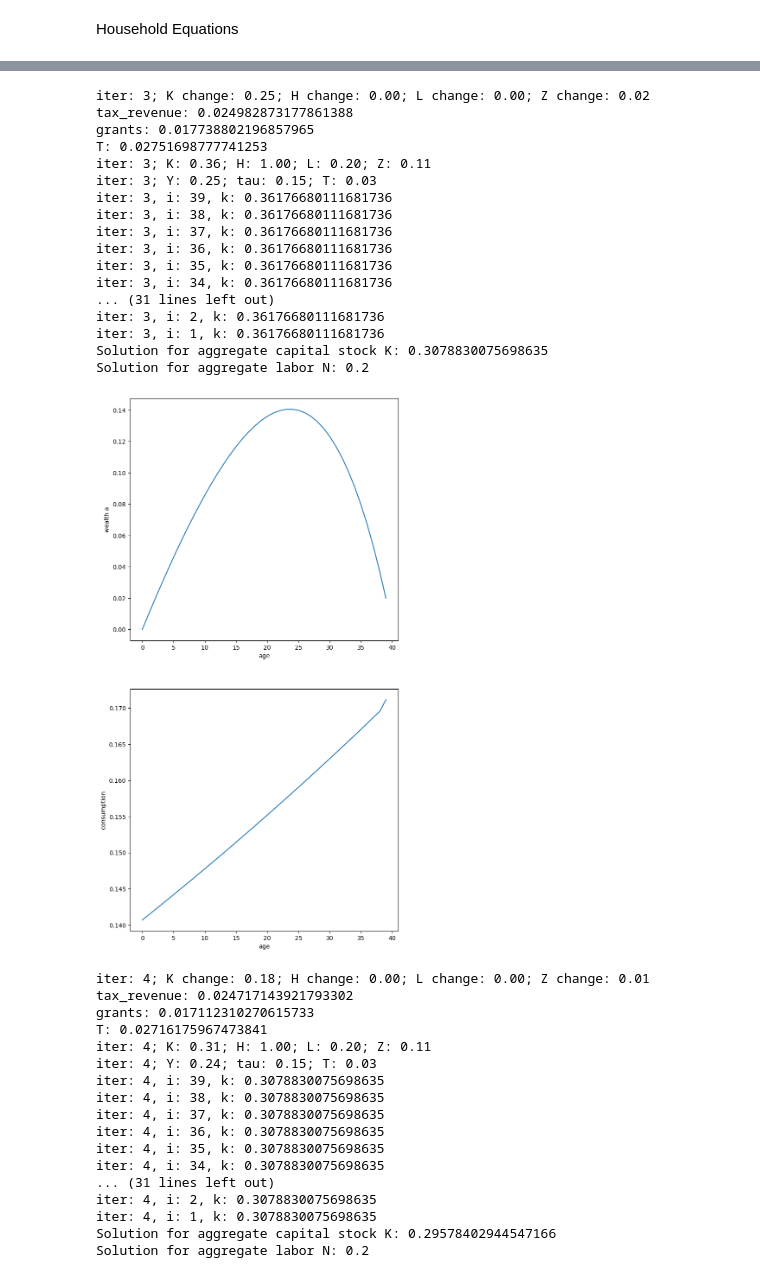
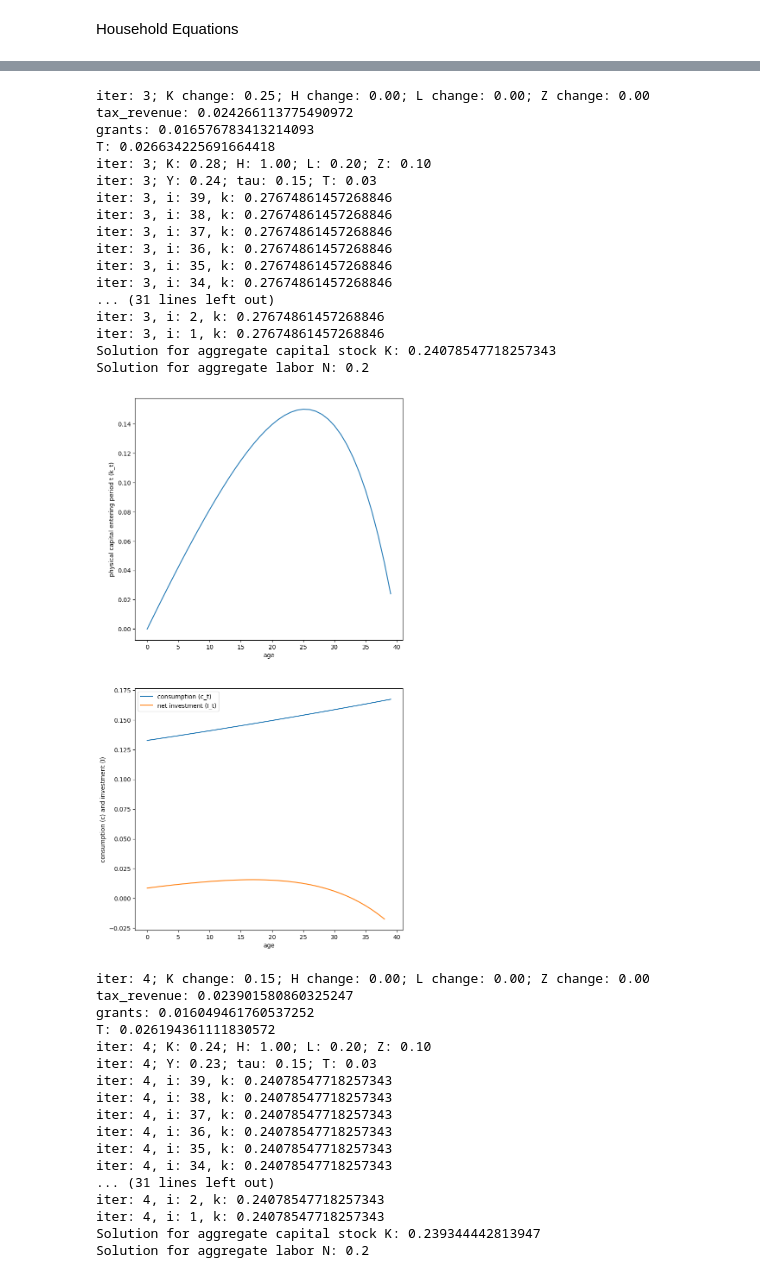
Before and after one commit to mpham8/macro-debtrelief-humancapital, a Jupyter notebook: hc-olg-model/ss_run2.ipynb, the cells around one changed output, grey strips where cells are left out. Cells and saved outputs as stored; diff of their text form; code cells hidden in the pictures.

```diff
--- a/hc-olg-model/ss_run2.ipynb
+++ b/hc-olg-model/ss_run2.ipynb
@@ -23,7 +23,7 @@ exp = np.e
 log = math.log
 # %%
 # Parameters - households and firms
-beta = 0.96  # discount factor
+beta = 0.935  # discount factor
 eta = 2.0    # coefficient of relative risk aversion
 gamma = 0.5  # disutility from working
 alpha = 0.33 # capital share in production
@@ -40,7 +40,7 @@ neg = -1e10
 tau = 0.15
 Ie_gdp = 0.03 # public education investment as percent of GDP
 Iz_gdp = 0.06 # public infrastructure investment as percent of GDP percent of GDP
-sigma_bar = 0.2  # public investment inefficiency
+sigma_bar = 0.3  # public investment inefficiency
 G_gdp = 0.07      # grants (as a fraction of GDP)
 psi = 0.1   # public infrastructure elasticity
 # nu = 0.6     # debt-to-GDP ratio limit
@@ -66,7 +66,7 @@ na = 200  # number of points in capital grid
 # Zmax = 10
 
 k_start = 0
-k_min, k_max = 0, 10
+k_min, k_max = 0, 2
 k_grid =  np.linspace(k_min, k_max, na)   # asset grid
 k_eps = (k_grid[1]-k_grid[0])/na    #  test for corner solution
 phi = 0.8           # updating of the aggregate capital stock K in outer loop
@@ -404,6 +404,7 @@ while iteration < max_iters - 1 and K_diff > tolerance:
   l_gen = np.zeros(periods)
   c_gen = np.zeros(periods)
   h_gen = np.zeros(periods)
+  i_gen = np.zeros(periods)
 
   k_gen[0] = k_start
 
@@ -417,6 +418,8 @@ while iteration < max_iters - 1 and K_diff > tolerance:
     # r = interest_rate(K_prev = k_gen[q], H = H_bar, L = L_bar)
     # T = transfer(K_prev = k_gen[q], H = H_bar, L = L_bar, G = grants, tau = tau, w = w, r = r)
     c_gen[q] = consumption(k_prev=k_gen[q], k=k_gen[q+1], h=h, l=l, w=w, r=r, tau=tau, T=T)
+
+    i_gen[q] = -c_gen[q] + (1-tau)*w*h*l + (r+delta)*k_gen[q] - tau*(r+delta)*max(k_gen[q], 0) + T
 
   K_new = np.mean(k_gen) #could do check for each gen same instead of mean
 
@@ -432,11 +435,13 @@ while iteration < max_iters - 1 and K_diff > tolerance:
 
   fig, axes = plt.subplots(2, 1, figsize=(8, 16))
   axes[0].set_xlabel('age')
-  axes[0].set_ylabel('wealth a')
+  axes[0].set_ylabel('physical capital entering period t (k_t)')
   axes[0].plot(k_gen)
   axes[1].set_xlabel('age')
-  axes[1].set_ylabel('consumption')
-  axes[1].plot(c_gen)
+  axes[1].set_ylabel('consumption (c) and investment (I)')
+  axes[1].plot(c_gen, label='consumption (c_t)')
+  axes[1].plot(i_gen[:-1], label='net investment (I_t)')
+  axes[1].legend()
   plt.show()
 
 
@@ -499,35 +504,35 @@ Solution for aggregate labor N: 0.2
-iter: 3; K change: 0.25; H change: 0.00; L change: 0.00; Z change: 0.02
-tax_revenue: 0.024982873177861388
-grants: 0.017738802196857965
-T: 0.02751698777741253
-iter: 3; K: 0.36; H: 1.00; L: 0.20; Z: 0.11
-iter: 3; Y: 0.25; tau: 0.15; T: 0.03
-iter: 3, i: 39, k: 0.36176680111681736
-iter: 3, i: 38, k: 0.36176680111681736
-iter: 3, i: 37, k: 0.36176680111681736
-iter: 3, i: 36, k: 0.36176680111681736
-iter: 3, i: 35, k: 0.36176680111681736
-iter: 3, i: 34, k: 0.36176680111681736
+iter: 3; K change: 0.25; H change: 0.00; L change: 0.00; Z change: 0.00
+tax_revenue: 0.024266113775490972
+grants: 0.016576783413214093
+T: 0.026634225691664418
+iter: 3; K: 0.28; H: 1.00; L: 0.20; Z: 0.10
+iter: 3; Y: 0.24; tau: 0.15; T: 0.03
+iter: 3, i: 39, k: 0.27674861457268846
+iter: 3, i: 38, k: 0.27674861457268846
+iter: 3, i: 37, k: 0.27674861457268846
+iter: 3, i: 36, k: 0.27674861457268846
+iter: 3, i: 35, k: 0.27674861457268846
+iter: 3, i: 34, k: 0.27674861457268846
 ... (31 lines left out)
-iter: 3, i: 2, k: 0.36176680111681736
-iter: 3, i: 1, k: 0.36176680111681736
-Solution for aggregate capital stock K: 0.3078830075698635
+iter: 3, i: 2, k: 0.27674861457268846
+iter: 3, i: 1, k: 0.27674861457268846
+Solution for aggregate capital stock K: 0.24078547718257343
 Solution for aggregate labor N: 0.2
-[figure, old version]
+[figure, new version]
-iter: 4; K change: 0.18; H change: 0.00; L change: 0.00; Z change: 0.01
-tax_revenue: 0.024717143921793302
-grants: 0.017112310270615733
-T: 0.02716175967473841
-iter: 4; K: 0.31; H: 1.00; L: 0.20; Z: 0.11
-iter: 4; Y: 0.24; tau: 0.15; T: 0.03
-iter: 4, i: 39, k: 0.3078830075698635
-iter: 4, i: 38, k: 0.3078830075698635
-iter: 4, i: 37, k: 0.3078830075698635
-iter: 4, i: 36, k: 0.3078830075698635
-iter: 4, i: 35, k: 0.3078830075698635
-iter: 4, i: 34, k: 0.3078830075698635
+iter: 4; K change: 0.15; H change: 0.00; L change: 0.00; Z change: 0.00
+tax_revenue: 0.023901580860325247
+grants: 0.016049461760537252
+T: 0.026194361111830572
+iter: 4; K: 0.24; H: 1.00; L: 0.20; Z: 0.10
+iter: 4; Y: 0.23; tau: 0.15; T: 0.03
+iter: 4, i: 39, k: 0.24078547718257343
+iter: 4, i: 38, k: 0.24078547718257343
+iter: 4, i: 37, k: 0.24078547718257343
+iter: 4, i: 36, k: 0.24078547718257343
+iter: 4, i: 35, k: 0.24078547718257343
+iter: 4, i: 34, k: 0.24078547718257343
 ... (31 lines left out)
-iter: 4, i: 2, k: 0.3078830075698635
-iter: 4, i: 1, k: 0.3078830075698635
-Solution for aggregate capital stock K: 0.29578402944547166
+iter: 4, i: 2, k: 0.24078547718257343
+iter: 4, i: 1, k: 0.24078547718257343
+Solution for aggregate capital stock K: 0.239344442813947
 Solution for aggregate labor N: 0.2
```
Also changed, not shown: parts of 5 cells of this notebook.
